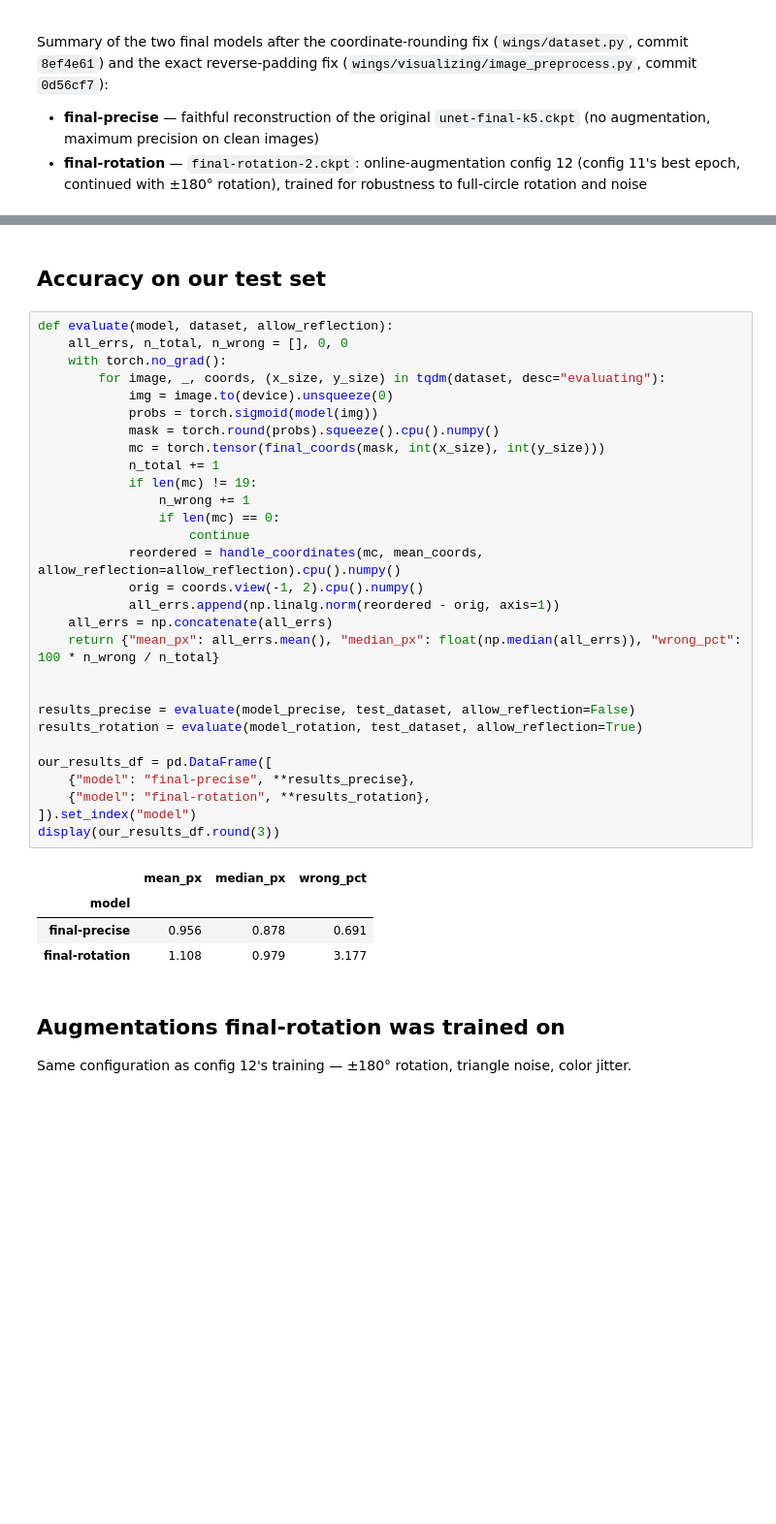
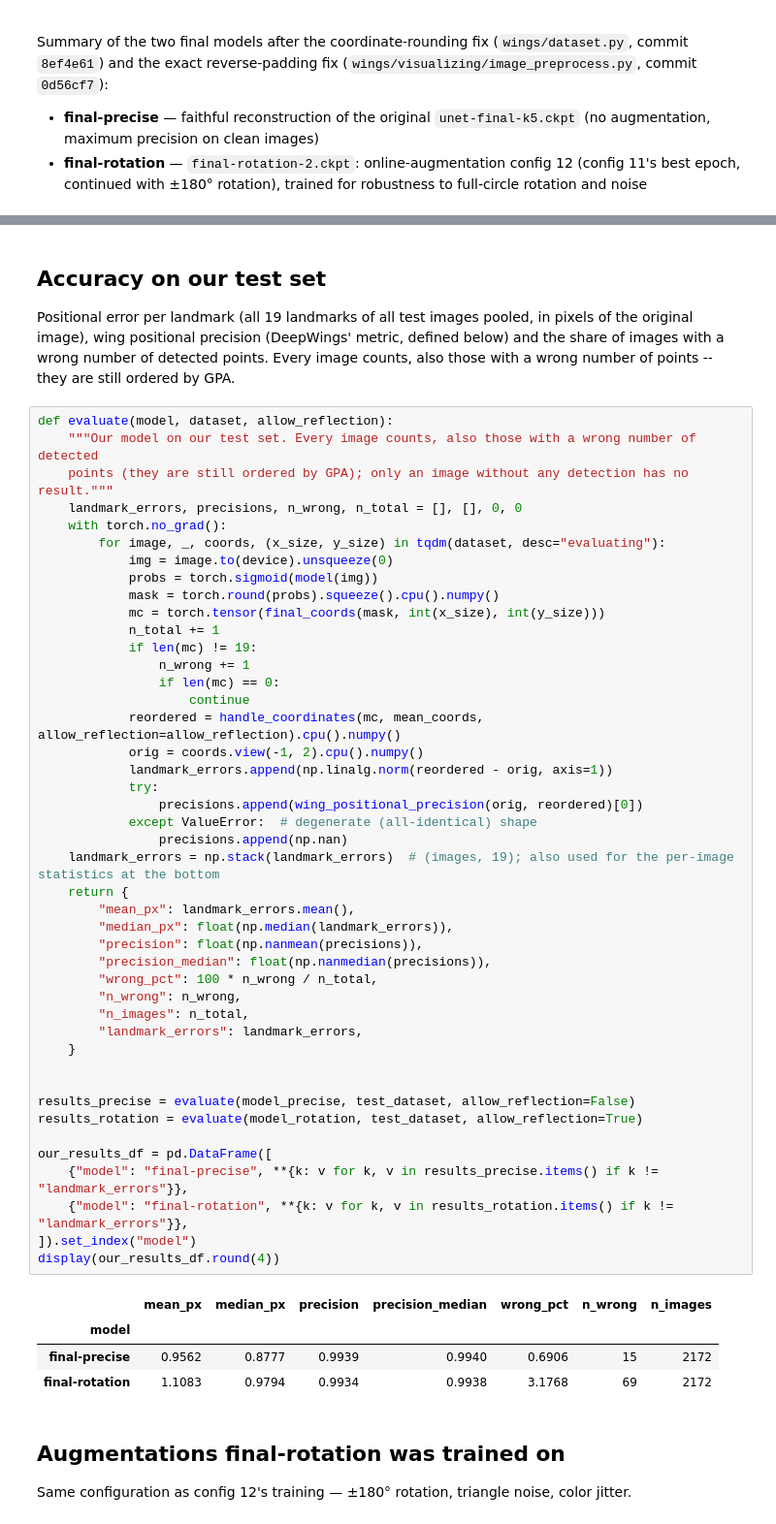
Before and after one commit to mkrajew/bees, a Jupyter notebook: notebooks/29_final_results_showcase.ipynb, the cells around one changed output, grey strips where cells are left out. Shown at 97% size. Cells and saved outputs as stored; diff of their text form; blank space fills up the shorter version.

```diff
--- a/notebooks/29_final_results_showcase.ipynb
+++ b/notebooks/29_final_results_showcase.ipynb
@@ -57,40 +57,57 @@ Our test set: 2172 wings
 Models loaded.
 # %% [markdown]
 ## Accuracy on our test set
+
+Positional error per landmark (all 19 landmarks of all test images pooled, in pixels of the original image), wing positional precision (DeepWings' metric, defined below) and the share of images with a wrong number of detected points. Every image counts, also those with a wrong number of points -- they are still ordered by GPA.
 # %%
 def evaluate(model, dataset, allow_reflection):
-    all_errs, n_total, n_wrong = [], 0, 0
+    """Our model on our test set. Every image counts, also those with a wrong number of detected
+    points (they are still ordered by GPA); only an image without any detection has no result."""
+    landmark_errors, precisions, n_wrong, n_total = [], [], 0, 0
     with torch.no_grad():
         for image, _, coords, (x_size, y_size) in tqdm(dataset, desc="evaluating"):
             img = image.to(device).unsqueeze(0)
             probs = torch.sigmoid(model(img))
             mask = torch.round(probs).squeeze().cpu().numpy()
             mc = torch.tensor(final_coords(mask, int(x_size), int(y_size)))
             n_total += 1
             if len(mc) != 19:
                 n_wrong += 1
                 if len(mc) == 0:
                     continue
             reordered = handle_coordinates(mc, mean_coords, allow_reflection=allow_reflection).cpu().numpy()
             orig = coords.view(-1, 2).cpu().numpy()
-            all_errs.append(np.linalg.norm(reordered - orig, axis=1))
-    all_errs = np.concatenate(all_errs)
-    return {"mean_px": all_errs.mean(), "median_px": float(np.median(all_errs)), "wrong_pct": 100 * n_wrong / n_total}
+            landmark_errors.append(np.linalg.norm(reordered - orig, axis=1))
+            try:
+                precisions.append(wing_positional_precision(orig, reordered)[0])
+            except ValueError:  # degenerate (all-identical) shape
+                precisions.append(np.nan)
+    landmark_errors = np.stack(landmark_errors)  # (images, 19); also used for the per-image statistics at the bottom
+    return {
+        "mean_px": landmark_errors.mean(),
+        "median_px": float(np.median(landmark_errors)),
+        "precision": float(np.nanmean(precisions)),
+        "precision_median": float(np.nanmedian(precisions)),
+        "wrong_pct": 100 * n_wrong / n_total,
+        "n_wrong": n_wrong,
+        "n_images": n_total,
+        "landmark_errors": landmark_errors,
+    }
 
 
 results_precise = evaluate(model_precise, test_dataset, allow_reflection=False)
 results_rotation = evaluate(model_rotation, test_dataset, allow_reflection=True)
 
 our_results_df = pd.DataFrame([
-    {"model": "final-precise", **results_precise},
-    {"model": "final-rotation", **results_rotation},
+    {"model": "final-precise", **{k: v for k, v in results_precise.items() if k != "landmark_errors"}},
+    {"model": "final-rotation", **{k: v for k, v in results_rotation.items() if k != "landmark_errors"}},
 ]).set_index("model")
-display(our_results_df.round(3))
+display(our_results_df.round(4))
 # %% [output]
-|  | mean_px | median_px | wrong_pct |
-| model |  |  |  |
-| final-precise | 0.956 | 0.878 | 0.691 |
-| final-rotation | 1.108 | 0.979 | 3.177 |
+|  | mean_px | median_px | precision | precision_median | wrong_pct | n_wrong | n_images |
+| model |  |  |  |  |  |  |  |
+| final-precise | 0.9562 | 0.8777 | 0.9939 | 0.9940 | 0.6906 | 15 | 2172 |
+| final-rotation | 1.1083 | 0.9794 | 0.9934 | 0.9938 | 3.1768 | 69 | 2172 |
 # %% [markdown]
 ## Augmentations final-rotation was trained on
 
```
Also changed, not shown: parts of 10 cells of this notebook, 3 other files.
